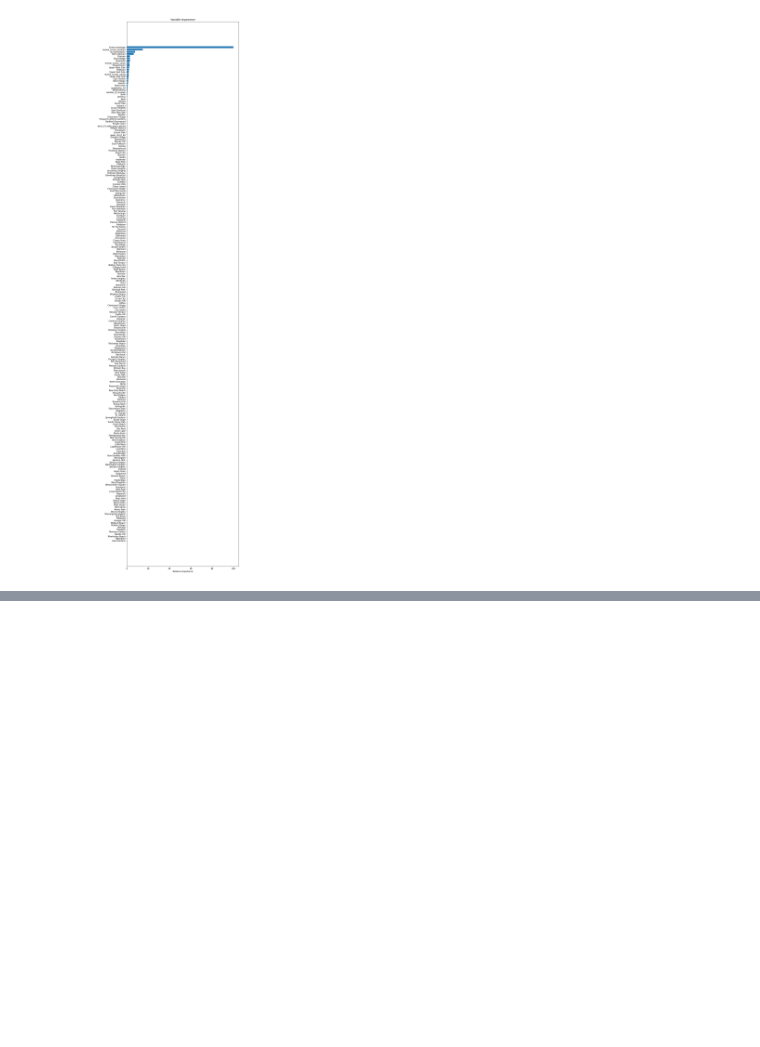
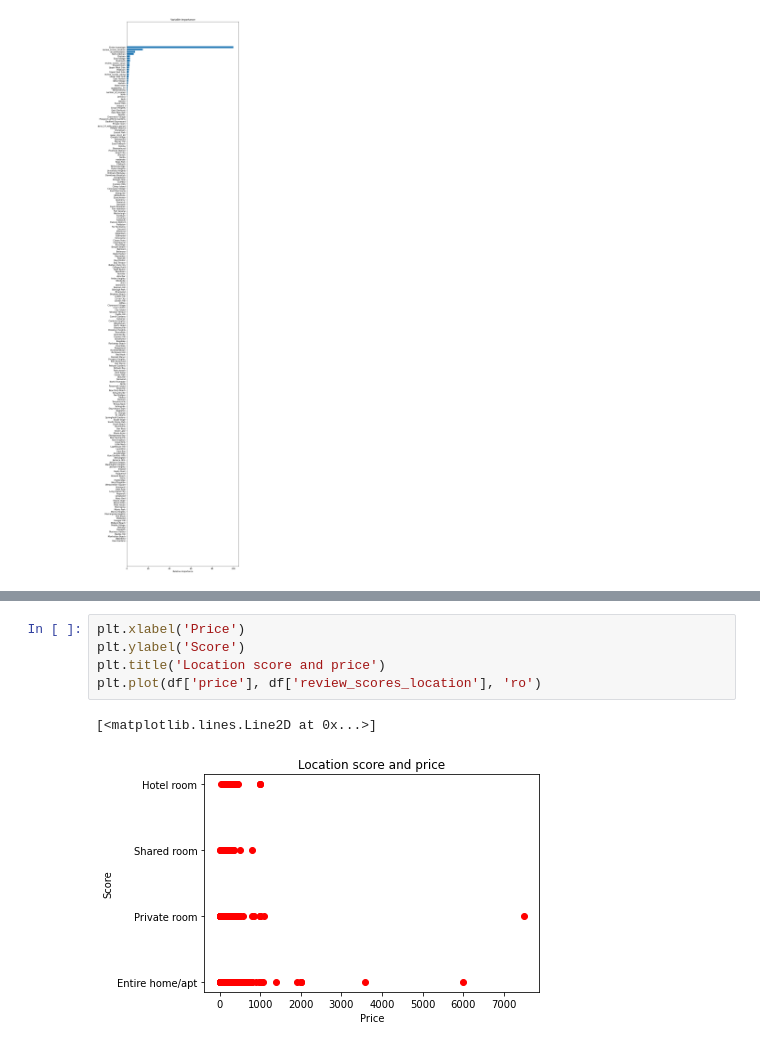
Before and after one commit to tauimonen/machine-learning, a Jupyter notebook: New York prediction.ipynb, the cells around one changed output, grey strips where cells are left out. Saved outputs shown, nothing was run; the diff lists cells and outputs as text; blank space fills up the shorter version.

```diff
--- a/New York prediction.ipynb
+++ b/New York prediction.ipynb
@@ -286,0 +303,8 @@ Predicted Stock Index Price:
+# %%
+plt.xlabel('Price')
+plt.ylabel('Score')
+plt.title('Location score and price')
+plt.plot(df['price'], df['review_scores_location'], 'ro')
+# %% [output]
+[<matplotlib.lines.Line2D at 0x...>]
+[figure, added]
```
Also changed, not shown: parts of 10 cells of this notebook.
